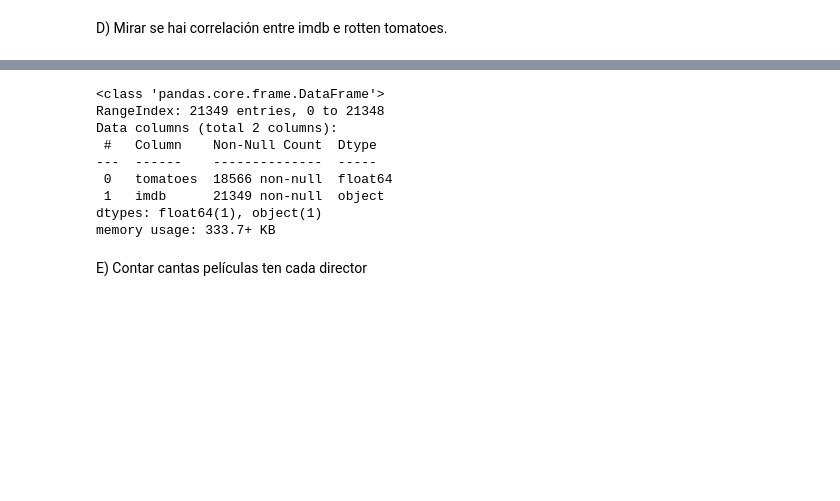
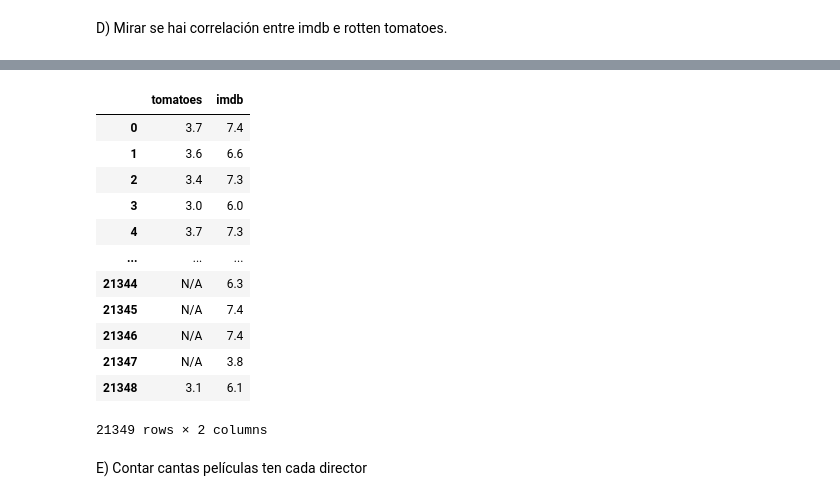
Before and after one commit to diegoguizanlopez/BigDataEIa, a Jupyter notebook: Big_Data/Sitemas_De_Big_Data/2_Trimestre/Tema_3/MongoDB/T3_2.ipynb, the cells around one changed output, grey strips where cells are left out. Cells and saved outputs as stored; diff of their text form; code cells hidden in the pictures; blank space fills up the shorter version.

Commit message:
Remplazar NAN

```diff
--- a/Big_Data/Sitemas_De_Big_Data/2_Trimestre/Tema_3/MongoDB/T3_2.ipynb
+++ b/Big_Data/Sitemas_De_Big_Data/2_Trimestre/Tema_3/MongoDB/T3_2.ipynb
@@ -95,19 +91,26 @@ D) Mirar se hai correlación entre imdb e rotten tomatoes.
 # %%
-valores=[value for value in movies.aggregate([{"$project":{"_id":0, "tomatoes":"$tomatoes.viewer.rating","imdb":"$imdb.rating"}}])]
+from numpy import float64
 
-p=pd.DataFrame(valores)
 
-p.info()
+valores=[value for value in movies.aggregate([{"$project":{"_id":0, "tomatoes":{"$ifNull":["$tomatoes.viewer.rating", "N/A"]},"imdb":{"$ifNull":["$imdb.rating", "N/A"]}}}])]
+dfg=pd.DataFrame(valores)
+dfg['imdb']=pd.to_numeric(dfg['imdb']).astype(float64)
+
+# REMPLAZAR NAN
 # %% [output]
+|  | tomatoes | imdb |
+| 0 | 3.7 | 7.4 |
+| 1 | 3.6 | 6.6 |
+| 2 | 3.4 | 7.3 |
+| 3 | 3.0 | 6.0 |
+| 4 | 3.7 | 7.3 |
+| ... | ... | ... |
+| 21344 | N/A | 6.3 |
+| 21345 | N/A | 7.4 |
+| 21346 | N/A | 7.4 |
+| 21347 | N/A | 3.8 |
+| 21348 | 3.1 | 6.1 |
-<class 'pandas.core.frame.DataFrame'>
-RangeIndex: 21349 entries, 0 to 21348
-Data columns (total 2 columns):
- #   Column    Non-Null Count  Dtype
----  ------    --------------  -----
- 0   tomatoes  18566 non-null  float64
- 1   imdb      21349 non-null  object
-dtypes: float64(1), object(1)
-memory usage: 333.7+ KB
+21349 rows × 2 columns
 # %% [markdown]
 E) Contar cantas películas ten cada director
 # %%
```
Also changed, not shown: parts of 1 cell of this notebook.
